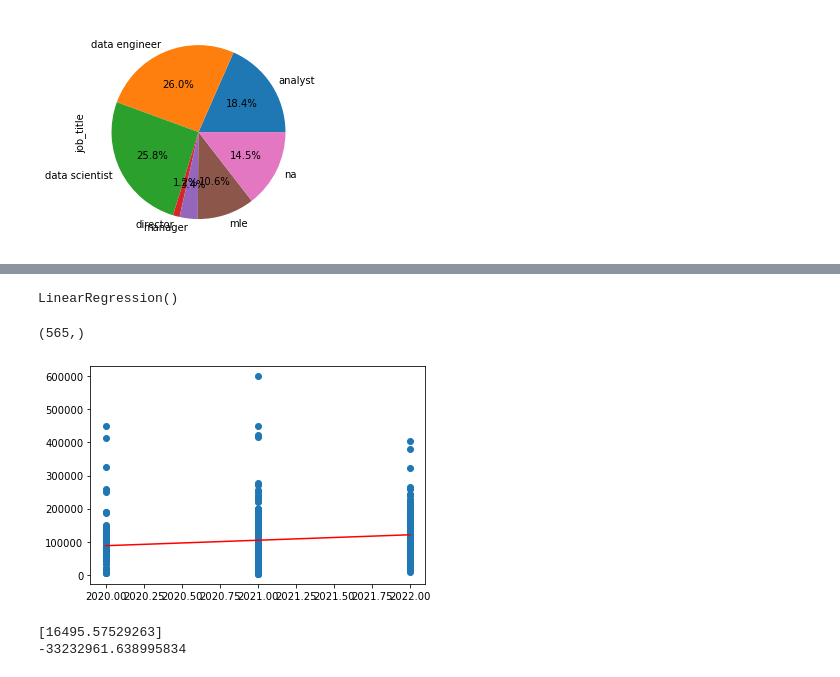
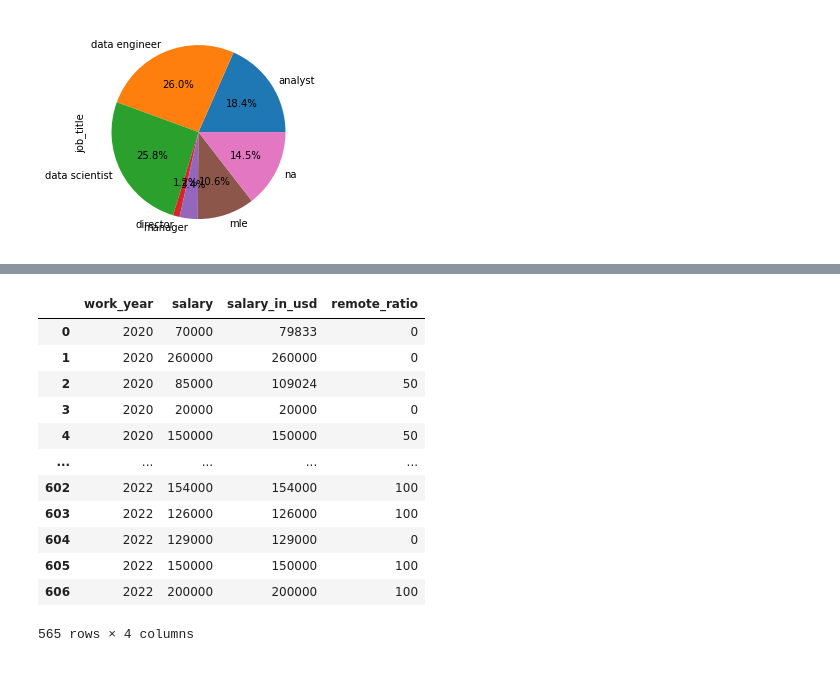
Before and after one commit to ceceliamcmillan/FinalProjectGroup01, a Jupyter notebook: NensiPandya- Final Project.ipynb, the cells around one changed output, grey strips where cells are left out. Drawn from its saved outputs; the diff is of its cells as text; code cells hidden in the pictures.

```diff
--- a/NensiPandya- Final Project.ipynb
+++ b/NensiPandya- Final Project.ipynb
@@ -348,22 +363,0 @@ y = df.salary_in_usd
-# %%
-model = LinearRegression()
-model.fit(X,y)
-# %% [output]
-LinearRegression()
-# %%
-y_pred = model.predict(X)
-print(y_pred.shape)
-# %% [output]
-(565,)
-# %%
-plt.scatter(X, y)
-plt.plot(X, y_pred, color='red')
-plt.show()
-# %% [output]
-[figure, removed]
-# %%
-print(model.coef_)
-print(model.intercept_)
-# %% [output]
-[16495.57529263]
--33232961.638995834
@@ -369,0 +369,16 @@ print(model.intercept_)
+# %%
+df[numerical]
+# %% [output]
+|  | work_year | salary | salary_in_usd | remote_ratio |
+| 0 | 2020 | 70000 | 79833 | 0 |
+| 1 | 2020 | 260000 | 260000 | 0 |
+| 2 | 2020 | 85000 | 109024 | 50 |
+| 3 | 2020 | 20000 | 20000 | 0 |
+| 4 | 2020 | 150000 | 150000 | 50 |
+| ... | ... | ... | ... | ... |
+| 602 | 2022 | 154000 | 154000 | 100 |
+| 603 | 2022 | 126000 | 126000 | 100 |
+| 604 | 2022 | 129000 | 129000 | 0 |
+| 605 | 2022 | 150000 | 150000 | 100 |
+| 606 | 2022 | 200000 | 200000 | 100 |
+565 rows × 4 columns
```
Also changed, not shown: parts of 34 cells of this notebook.
